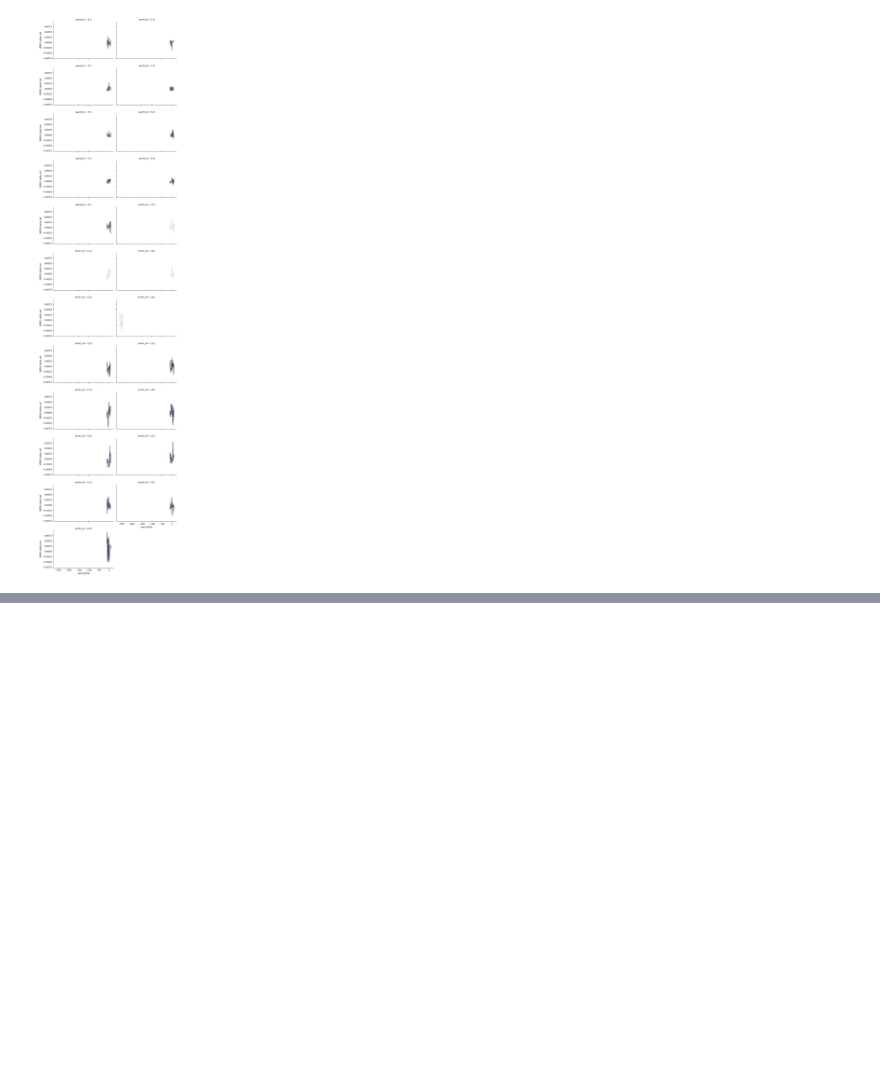
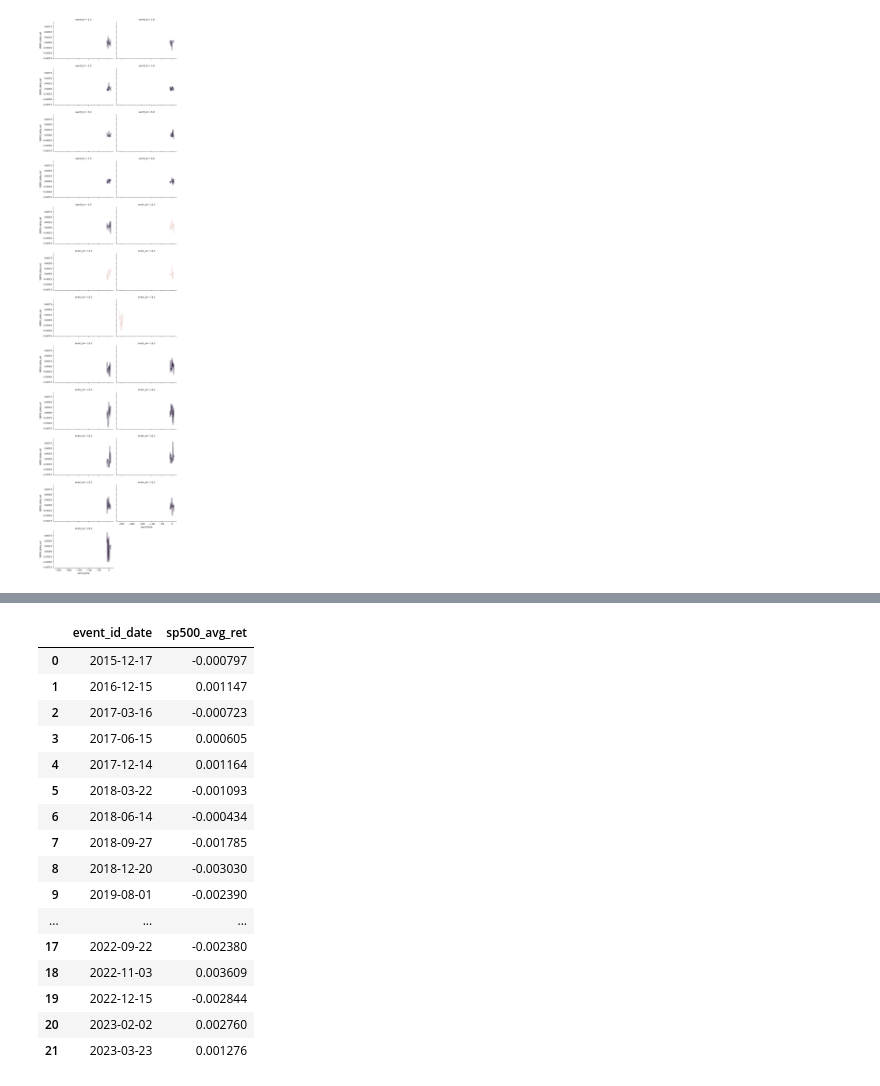
Before and after one commit to mab923/finalteamproject, a Jupyter notebook: Final_Project.ipynb, the cells around one changed output, grey strips where cells are left out. Saved outputs shown, nothing was run; the diff lists cells and outputs as text; code cells hidden in the pictures; blank space fills up the shorter version.

```diff
--- a/Final_Project.ipynb
+++ b/Final_Project.ipynb
@@ -396,0 +428,22 @@ Sp500_graph = sns.relplot(data = event_time_rets,
+# %%
+#Create Dataframe of average SP returns by event
+sp_ret_sum = event_time_rets.groupby('event_id_date', as_index=False)['sp500_ret'].mean()
+sp_ret_sum.rename(columns = {'sp500_ret': 'sp500_avg_ret'})
+# %% [output]
+|  | event_id_date | sp500_avg_ret |
+| 0 | 2015-12-17 | -0.000797 |
+| 1 | 2016-12-15 | 0.001147 |
+| 2 | 2017-03-16 | -0.000723 |
+| 3 | 2017-06-15 | 0.000605 |
+| 4 | 2017-12-14 | 0.001164 |
+| 5 | 2018-03-22 | -0.001093 |
+| 6 | 2018-06-14 | -0.000434 |
+| 7 | 2018-09-27 | -0.001785 |
+| 8 | 2018-12-20 | -0.003030 |
+| 9 | 2019-08-01 | -0.002390 |
+| ... | ... | ... |
+| 17 | 2022-09-22 | -0.002380 |
+| 18 | 2022-11-03 | 0.003609 |
+| 19 | 2022-12-15 | -0.002844 |
+| 20 | 2023-02-02 | 0.002760 |
+| 21 | 2023-03-23 | 0.001276 |
```
Also changed, not shown: parts of 9 cells of this notebook.
